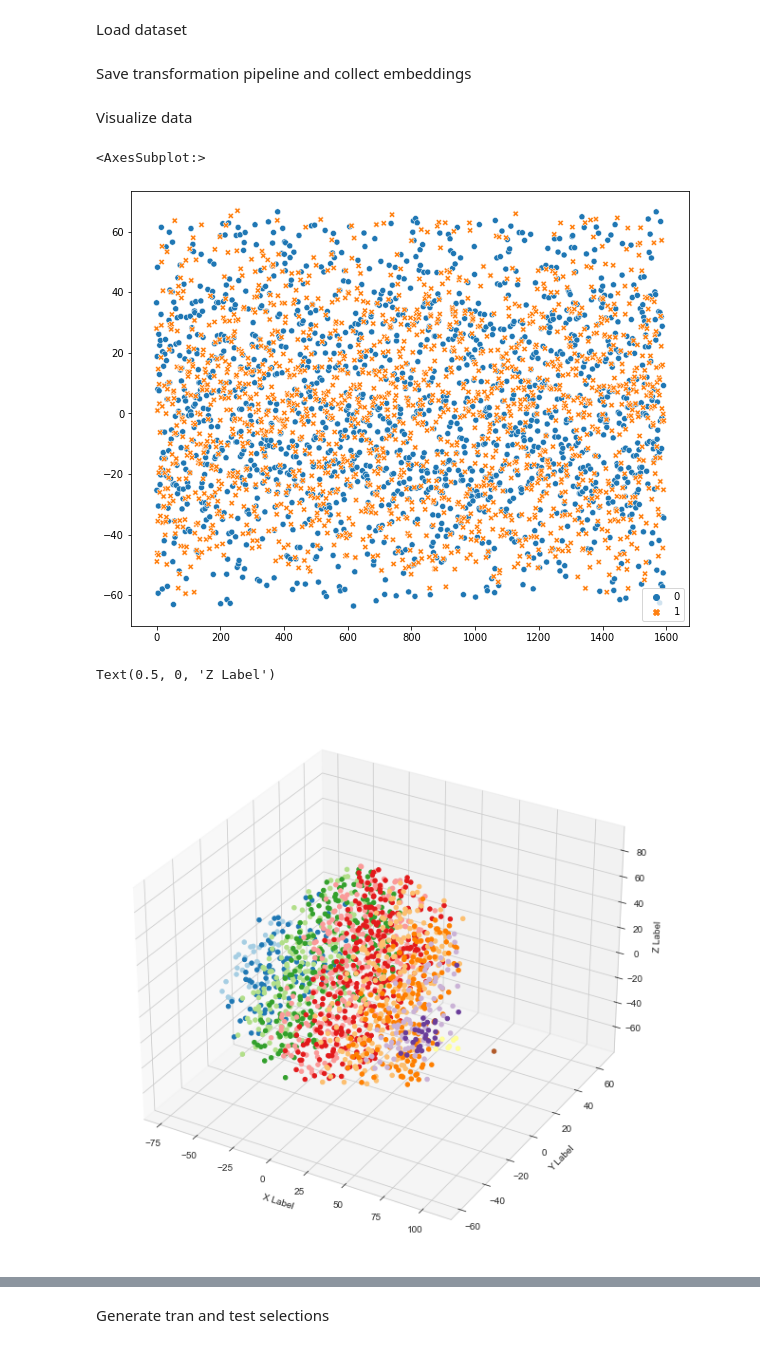
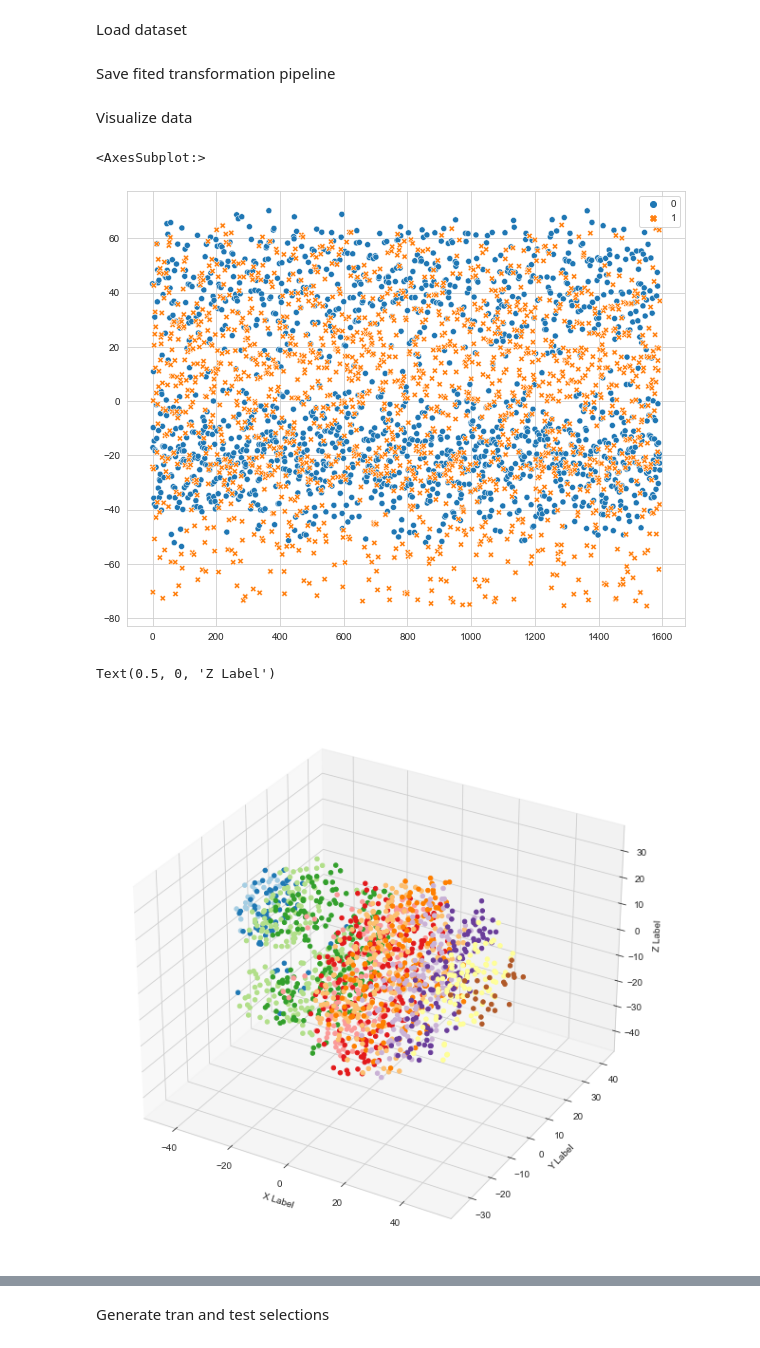
Before and after one commit to Programming-Technology-ALG/class_ml_lab1, a Jupyter notebook: notebooks/main.ipynb, the cells around one changed output, grey strips where cells are left out. Drawn from its saved outputs; the diff is of its cells as text; code cells hidden in the pictures.

```diff
--- a/notebooks/main.ipynb
+++ b/notebooks/main.ipynb
@@ -53,8 +52,7 @@ val_target = pd.read_pickle(str(os.getcwd() + "/../data/processed/val_data.pkl")
 # %% [markdown]
-Save transformation pipeline and collect embeddings
+Save fited transformation pipeline
 # %%
 full_data = pd.concat([train_data, val_data])
-full_data.drop(cfg.TARGET_COLS, axis=1, inplace=True)
 
 Transformer = utils.preprocess_pipe.fit(full_data)
 utils.save_encoder(Transformer, str(os.getcwd() + "/../data/Transformer.pkl"))
@@ -71,29 +69,29 @@ plt.figure(figsize=(10,8))
 sns.scatterplot(data=pd.DataFrame(tsne_representation))
 # %% [output]
 <AxesSubplot:>
-[figure, old version]
+[figure, new version]
 # %%
 tsne = TSNE(n_components=3, random_state=cfg.RANDOM_STATE, perplexity=30, n_iter=1000)
 tsne_representation = tsne.fit_transform(full_data_copy)
 
 import seaborn as sns, numpy as np, pandas as pd, random
 import matplotlib.pyplot as plt
 from mpl_toolkits.mplot3d import Axes3D
-sns.set_style("whitegrid", {'axes.grid' : False})
+sns.set_style("whitegrid", {'axes.grid' : True})
 
 fig = plt.figure(figsize=(10,8))
 
 ax = Axes3D(fig)
 x = tsne_representation[:, 0]
 y = tsne_representation[:, 1]
 z = tsne_representation[:, 2]
 
 g = ax.scatter(x, y, z, c=x, marker='o', depthshade=False, cmap='Paired')
 ax.set_xlabel('X Label')
 ax.set_ylabel('Y Label')
 ax.set_zlabel('Z Label')
 # %% [output]
 Text(0.5, 0, 'Z Label')
-[figure, old version]
+[figure, new version]
 # %% [markdown]
 If we want to predict illness, we are interested in not getting FalseNegative that is why function is Recall
```
Also changed, not shown: parts of 23 cells of this notebook, 3 other files.
